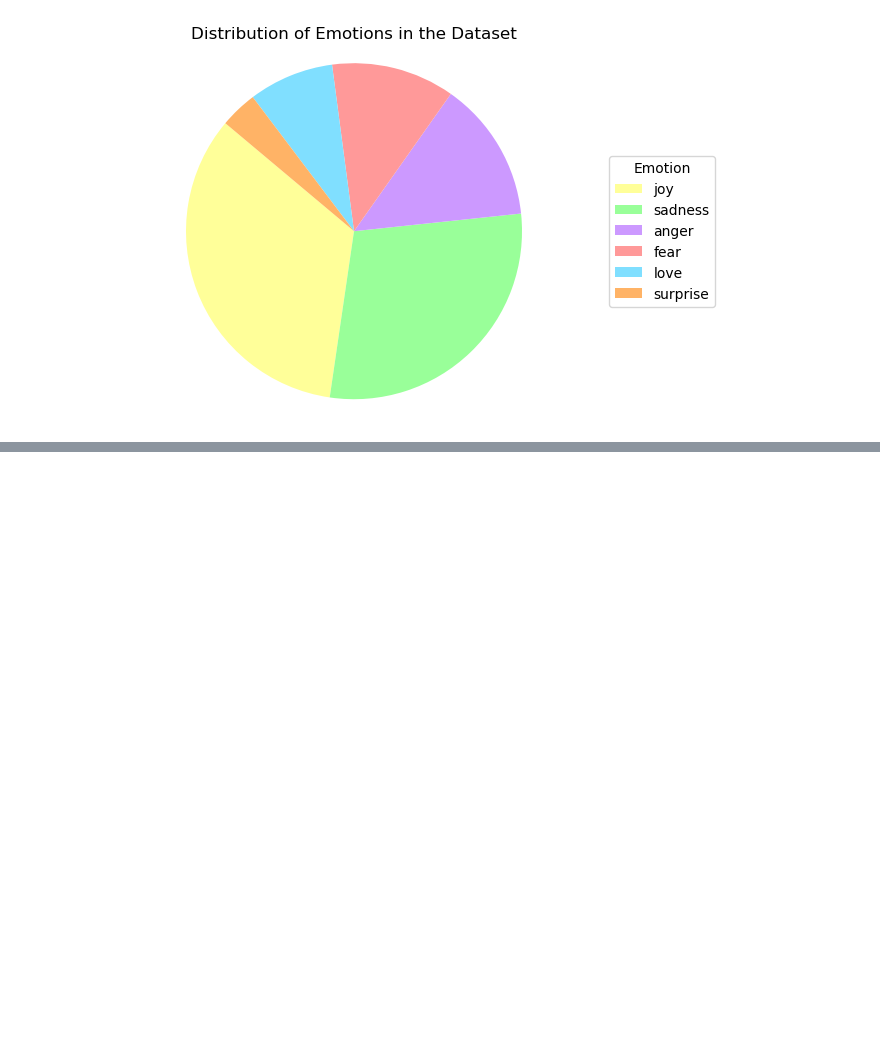
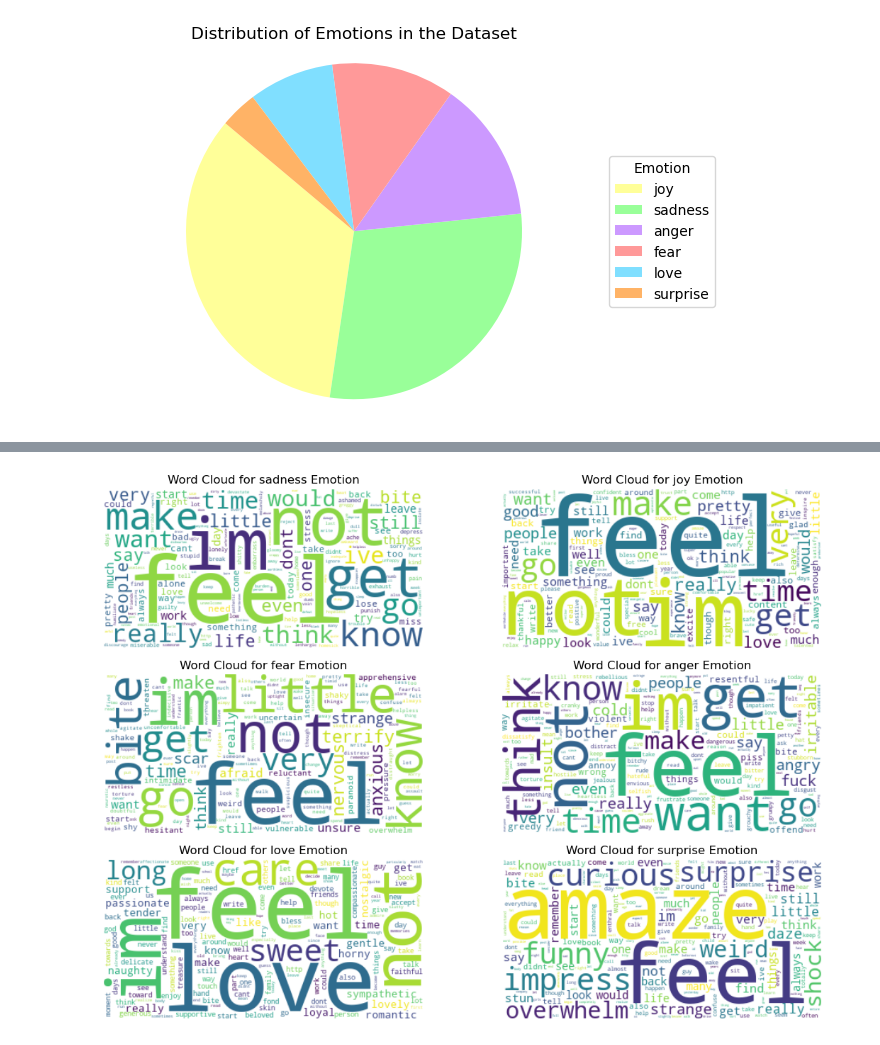
Before and after one commit to ahmedembeddedx/Emotion_Sentiment_Analysis_and_Predictive_Model, a Jupyter notebook: Emotion Detection/notebook.ipynb, the cells around one changed output, grey strips where cells are left out. Cells and saved outputs as stored; diff of their text form; code cells hidden in the pictures; blank space fills up the shorter version.

```diff
--- a/Emotion Detection/notebook.ipynb
+++ b/Emotion Detection/notebook.ipynb
@@ -93,4 +97,2 @@ data.head()
 | 3 | leave bouquet red yellow tulips a... | joy |
 | 4 | feel little vain one | sadness |
-# %%
-data['Text'] = data['Text'].str.split(" ")
@@ -111,0 +143,44 @@ data['Text'] = data['Text'].str.split(" ")
+# %%
+import matplotlib.pyplot as plt
+from wordcloud import WordCloud
+
+# Assuming 'data' is your DataFrame with 'Text', 'Emotion', and 'Emotion_encoded' columns
+
+# Create a dictionary to store the text for each emotion
+emotion_texts = {}
+for emotion in data['Emotion'].unique():
+    emotion_texts[emotion] = ' '.join(data[data['Emotion'] == emotion]['Text'])
+
+# Create a 3x2 subplot matrix for the word clouds
+fig, axes = plt.subplots(nrows=3, ncols=2, figsize=(12, 8))
+
+# Flatten the subplot matrix for easy iteration
+axes = axes.flatten()
+
+# Create word clouds for each emotion and plot on the corresponding subplot
+for i, (emotion, text) in enumerate(emotion_texts.items()):
+    # Vectorize the text for the current emotion
+    emotion_vectorized = tfidf_vectorizer.transform([text])
+
+    # Get feature names from the vectorizer
+    feature_names = tfidf_vectorizer.get_feature_names_out()
+
+    # Get the TF-IDF values for the features
+    tfidf_values = emotion_vectorized.toarray()[0]
+
+    # Create a dictionary with feature names and their TF-IDF values
+    word_tfidf_dict = dict(zip(feature_names, tfidf_values))
+
+    # Create a WordCloud
+    wordcloud = WordCloud(width=400, height=200, background_color='white').generate_from_frequencies(word_tfidf_dict)
+
+    # Plot the WordCloud on the corresponding subplot
+    axes[i].imshow(wordcloud, interpolation='bilinear')
+    axes[i].set_title(f'Word Cloud for {emotion} Emotion')
+    axes[i].axis('off')
+
+# Adjust layout for better spacing
+plt.tight_layout()
+plt.show()
+# %% [output]
+[figure, added]
```
Also changed, not shown: parts of 6 cells of this notebook.
